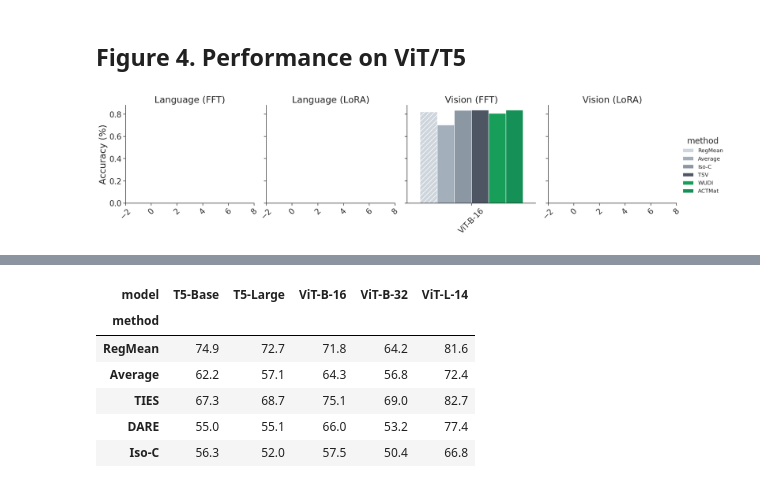
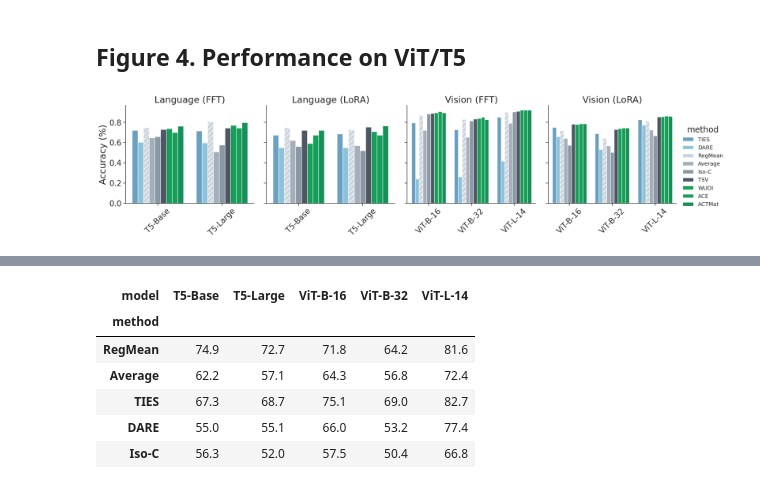
Before and after one commit to marawangamal/actmat, a Jupyter notebook: scripts/analysis.ipynb, the cells around one changed output, grey strips where cells are left out. Drawn from its saved outputs; the diff is of its cells as text; code cells hidden in the pictures.

Commit message:
Exp: add results

```diff
--- a/scripts/analysis.ipynb
+++ b/scripts/analysis.ipynb
@@ -258,7 +258,7 @@ model_to_group = {
 # ****** select results dir ******
 rows = []
 rootdir = "../artifacts/results"
-rootdir = "../artifacts/results14"
+# rootdir = "../artifacts/results14"
 # rootdir = "../artifacts/results20"
 # rootdir = "../artifacts/results-wang20"
 for model in models:
@@ -286,34 +286,34 @@ for model in models:
                         "acc": avg_score,
                     }
                 )
 
 if not rows:
     raise ValueError("No records")
 df = pd.DataFrame(rows)
 df["group"] = (df["model"] + "::" + df["finetuning_mode"]).map(
     lambda x: model_to_group[x]
 )
 df["model"] = df["model"].map(lambda x: model_to_model.get(x, "red"))
 df["method"] = df["method"].map(lambda x: method_to_method.get(x, x))
 # display(df)
 g = sns.catplot(
     data=df,
     x="model",
     hue="method",
     y="acc",
     col="group",
     col_order=["Language (FFT)", "Language (LoRA)", "Vision (FFT)", "Vision (LoRA)"],
     kind="bar",
     palette=method_to_color,
     sharex=False,
 )
 # Formatting.
 g.set_axis_labels("", "Accuracy (%)")
 g.set_xticklabels(rotation=45)
 g.set_titles("{col_name}", fontsize=BASE_FONTSIZE)
 apply_hatches(g, method_to_hatch)
 # %% [output]
-[figure, old version]
+[figure, new version]
 # %%
 # Display all methods
 # filter (fft only)
```
Also changed, not shown: parts of 4 cells of this notebook, 11 other files.
